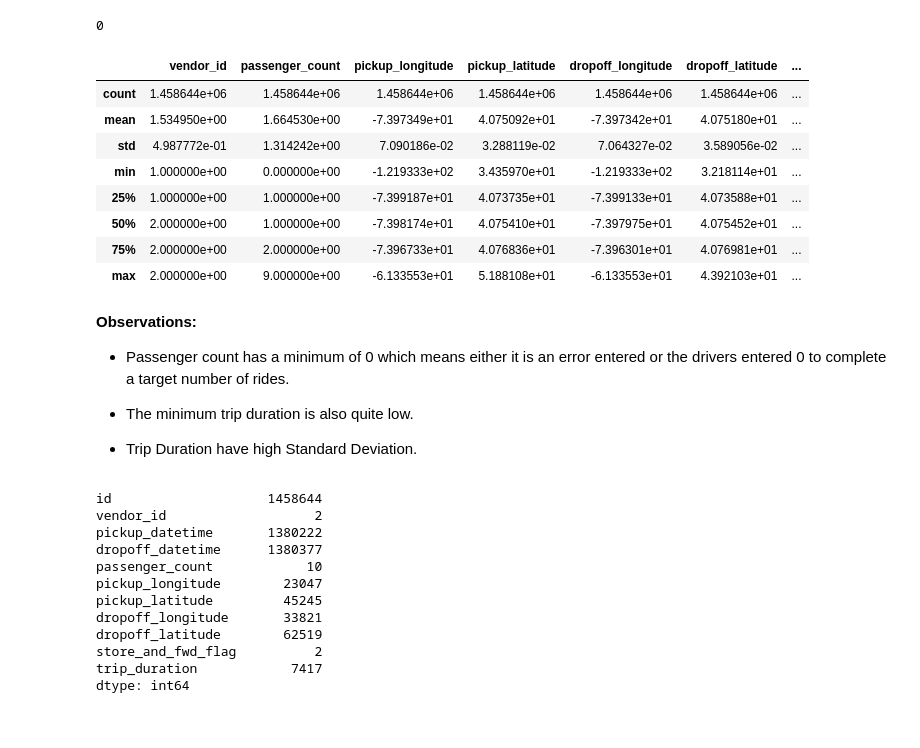
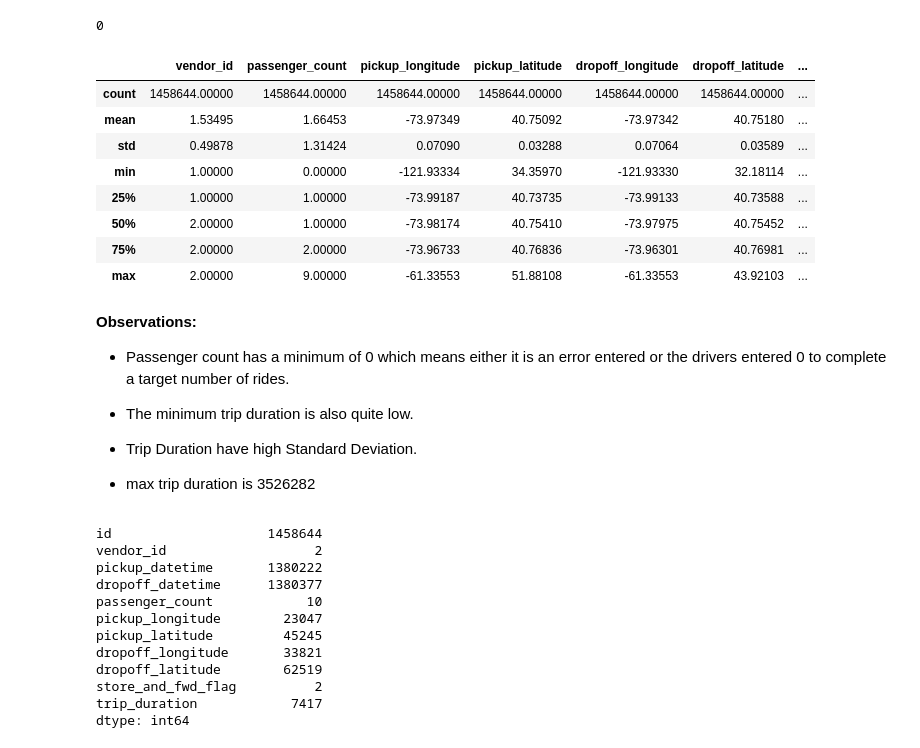
Before and after one commit to amitkr6342/AlmaBetter--NYC-Taxi-Trip-Time-Prediction--Regression-Project, a Jupyter notebook: NYC_Taxi_Trip_Time_Prediction.ipynb, the cells around one changed output. Drawn from its saved outputs; the diff is of its cells as text; code cells hidden in the pictures.

```diff
--- a/NYC_Taxi_Trip_Time_Prediction.ipynb
+++ b/NYC_Taxi_Trip_Time_Prediction.ipynb
@@ -126,18 +126,18 @@ df.duplicated().sum()
 # %% [output]
 0
 # %%
-# Checking the Basic Stats using Describe() Function
-df.describe()
+# Checking the Basic Stats using Describe() Function and use of lambda to see values without power
+df.describe().apply(lambda x: x.apply('{0:.5f}'.format))
 # %% [output]
 |  | vendor_id | passenger_count | pickup_longitude | pickup_latitude | dropoff_longitude | dropoff_latitude | ... |
-| count | 1.458644e+06 | 1.458644e+06 | 1.458644e+06 | 1.458644e+06 | 1.458644e+06 | 1.458644e+06 | ... |
-| mean | 1.534950e+00 | 1.664530e+00 | -7.397349e+01 | 4.075092e+01 | -7.397342e+01 | 4.075180e+01 | ... |
-| std | 4.987772e-01 | 1.314242e+00 | 7.090186e-02 | 3.288119e-02 | 7.064327e-02 | 3.589056e-02 | ... |
-| min | 1.000000e+00 | 0.000000e+00 | -1.219333e+02 | 3.435970e+01 | -1.219333e+02 | 3.218114e+01 | ... |
-| 25% | 1.000000e+00 | 1.000000e+00 | -7.399187e+01 | 4.073735e+01 | -7.399133e+01 | 4.073588e+01 | ... |
-| 50% | 2.000000e+00 | 1.000000e+00 | -7.398174e+01 | 4.075410e+01 | -7.397975e+01 | 4.075452e+01 | ... |
-| 75% | 2.000000e+00 | 2.000000e+00 | -7.396733e+01 | 4.076836e+01 | -7.396301e+01 | 4.076981e+01 | ... |
-| max | 2.000000e+00 | 9.000000e+00 | -6.133553e+01 | 5.188108e+01 | -6.133553e+01 | 4.392103e+01 | ... |
+| count | 1458644.00000 | 1458644.00000 | 1458644.00000 | 1458644.00000 | 1458644.00000 | 1458644.00000 | ... |
+| mean | 1.53495 | 1.66453 | -73.97349 | 40.75092 | -73.97342 | 40.75180 | ... |
+| std | 0.49878 | 1.31424 | 0.07090 | 0.03288 | 0.07064 | 0.03589 | ... |
+| min | 1.00000 | 0.00000 | -121.93334 | 34.35970 | -121.93330 | 32.18114 | ... |
+| 25% | 1.00000 | 1.00000 | -73.99187 | 40.73735 | -73.99133 | 40.73588 | ... |
+| 50% | 2.00000 | 1.00000 | -73.98174 | 40.75410 | -73.97975 | 40.75452 | ... |
+| 75% | 2.00000 | 2.00000 | -73.96733 | 40.76836 | -73.96301 | 40.76981 | ... |
+| max | 2.00000 | 9.00000 | -61.33553 | 51.88108 | -61.33553 | 43.92103 | ... |
 # %% [markdown]
 **Observations:**
 
@@ -146,6 +146,8 @@ df.describe()
 * The minimum trip duration is also quite low.
 
 * Trip Duration have high Standard Deviation.
+
+* max trip duration is 3526282
 # %%
 # Code to check all unique values in columns
 df.nunique()
```
Also changed, not shown: parts of 15 cells of this notebook.
